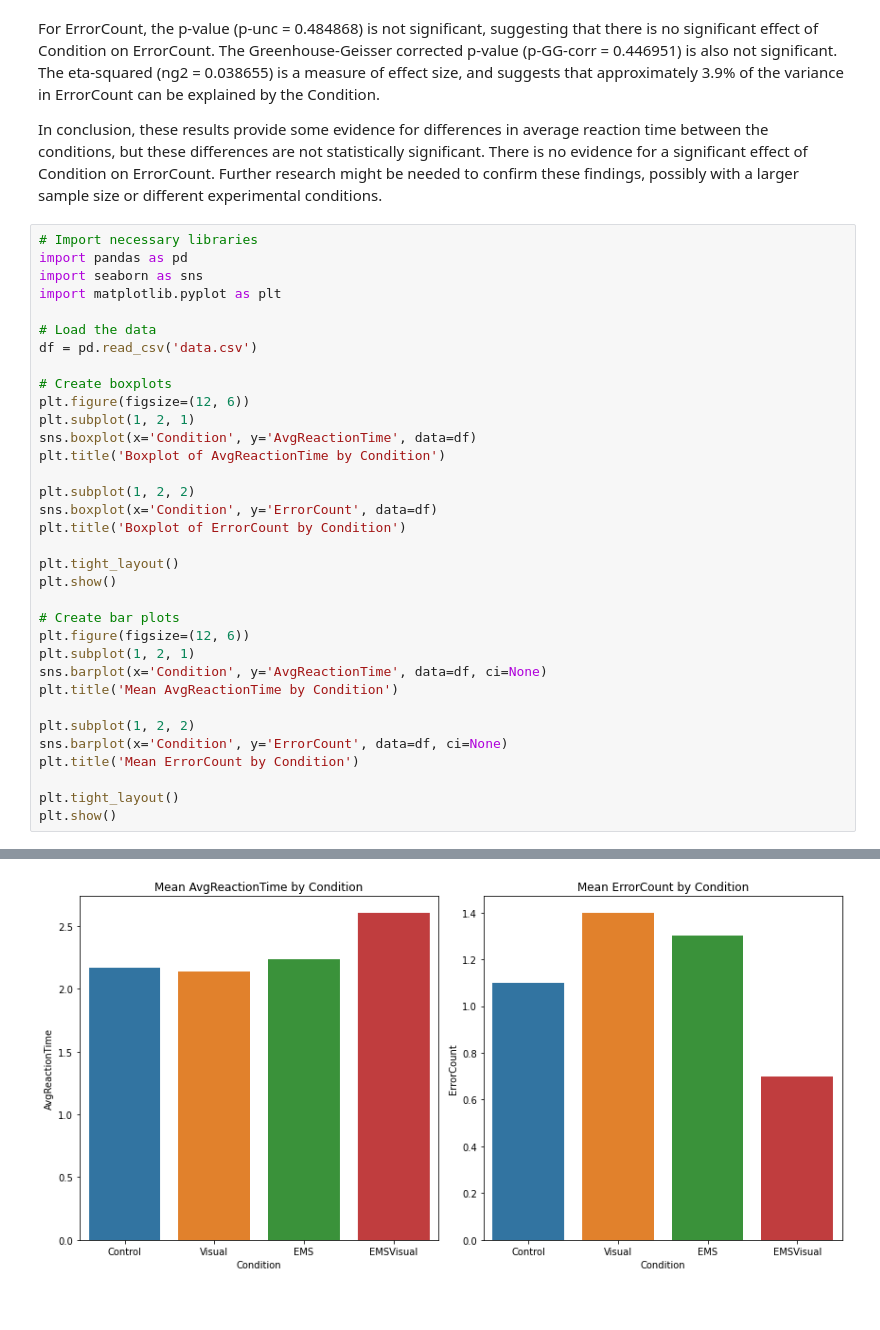
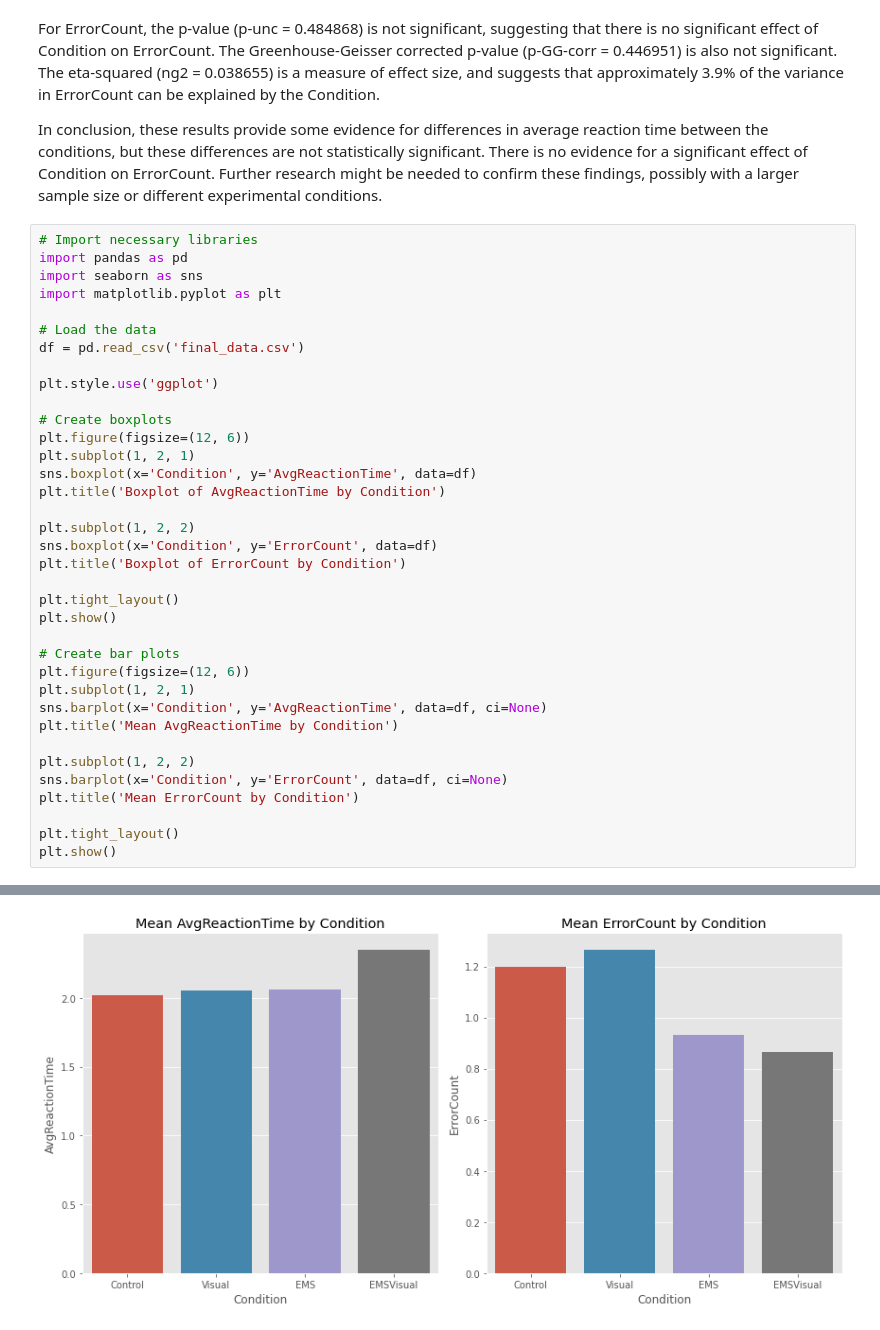
Before and after one commit to Trojan13/ma-ems, a Jupyter notebook: study/main.ipynb, the cells around one changed output, grey strips where cells are left out. Saved outputs shown, nothing was run; the diff lists cells and outputs as text.

```diff
--- a/study/main.ipynb
+++ b/study/main.ipynb
@@ -254,7 +250,9 @@ import seaborn as sns
 import matplotlib.pyplot as plt
 
 # Load the data
-df = pd.read_csv('data.csv')
+df = pd.read_csv('final_data.csv')
+
+plt.style.use('ggplot')
 
 # Create boxplots
 plt.figure(figsize=(12, 6))
@@ -286,4 +284,4 @@ plt.show()
-[figure, old version]
+[figure, new version]
 # %%
 # Import necessary libraries
 import pandas as pd
```
Also changed, not shown: parts of 10 cells of this notebook, 17 other files.
